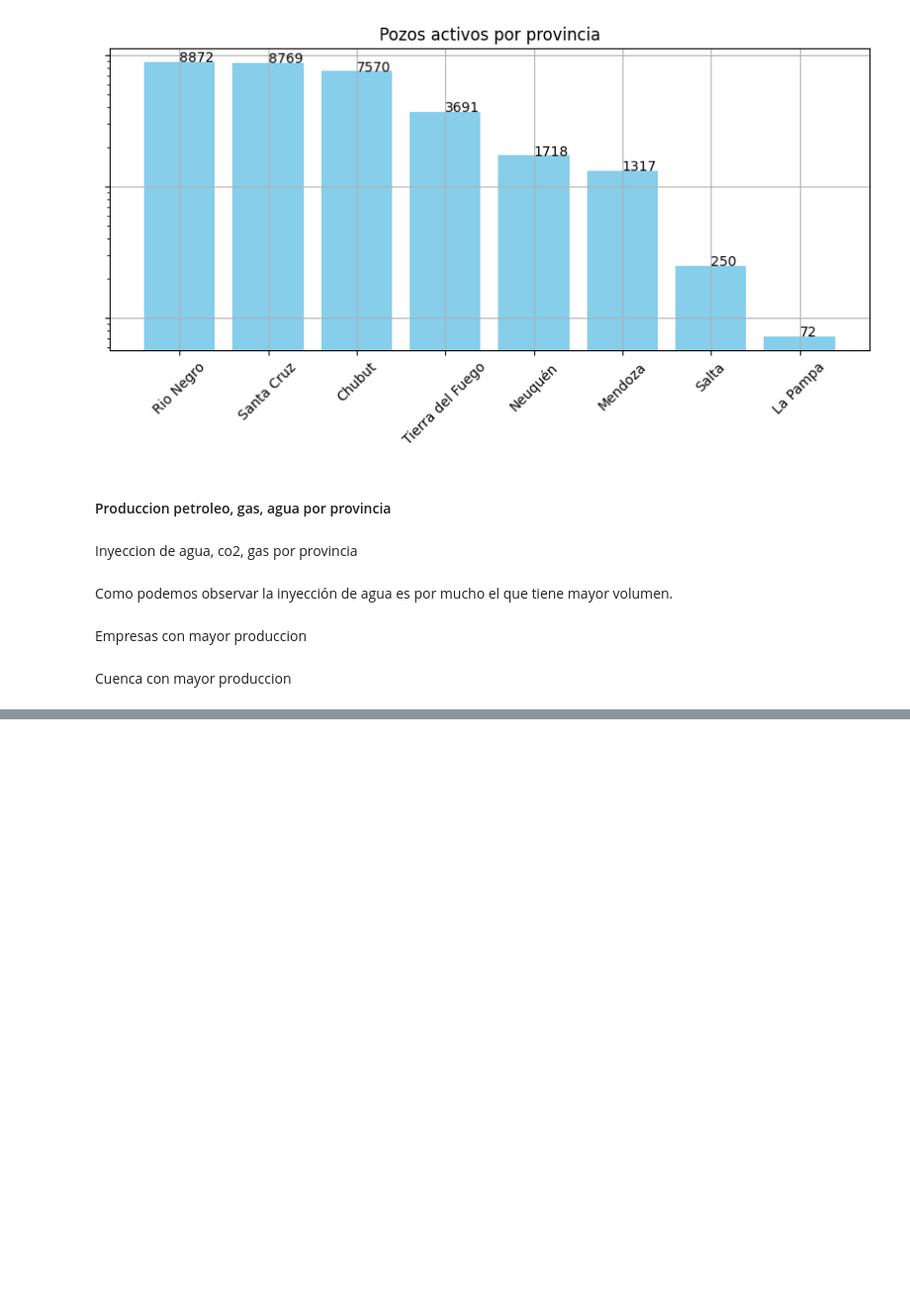
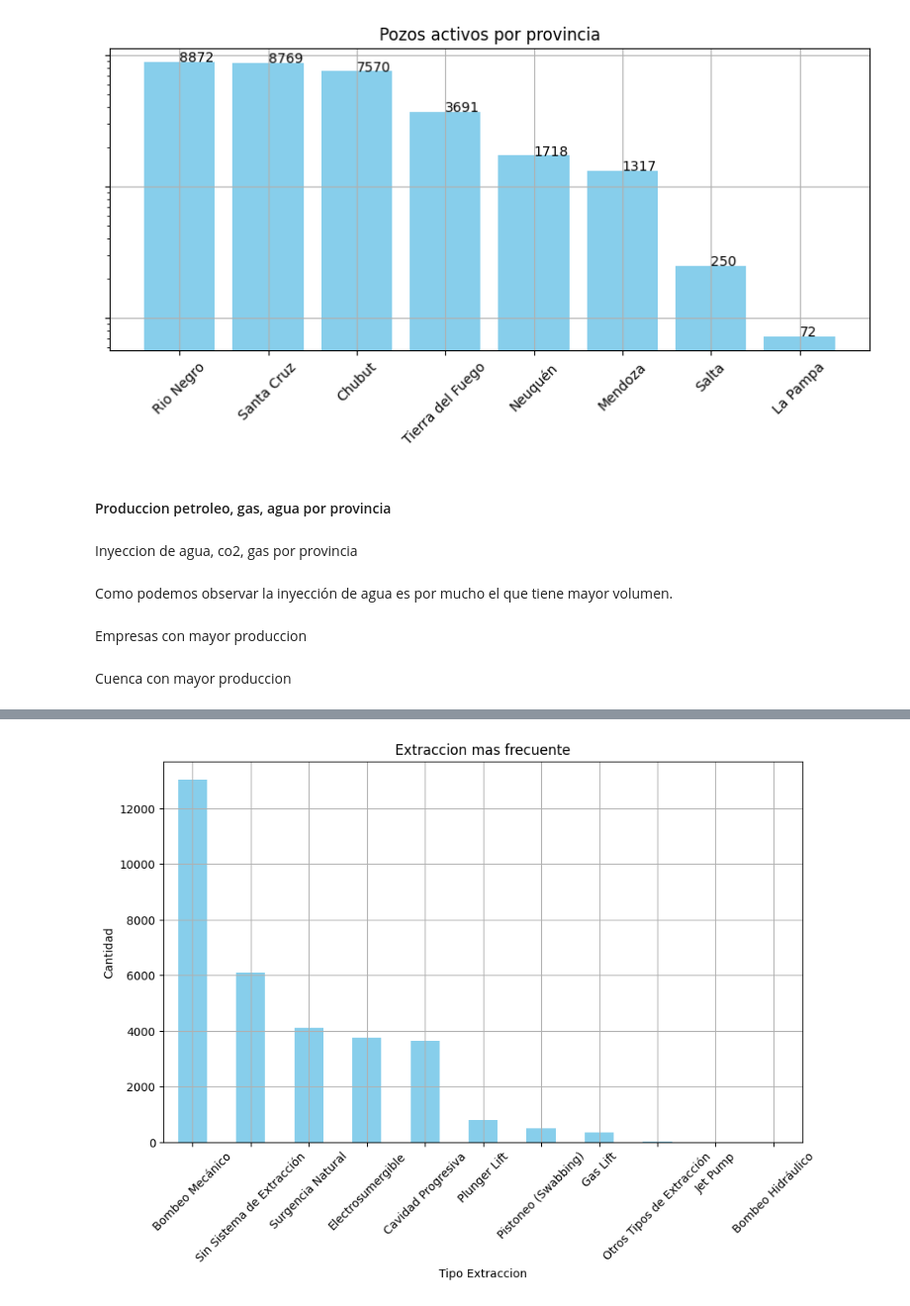
Before and after one commit to DevBauti/petro, a Jupyter notebook: ad.ipynb, the cells around one changed output, grey strips where cells are left out. Shown at 99% size. Drawn from its saved outputs; the diff is of its cells as text; code cells hidden in the pictures; blank space fills up the shorter version.

```diff
--- a/ad.ipynb
+++ b/ad.ipynb
@@ -238,0 +290,4 @@ Extraccion mas frecuente por cuenca
+# %%
+#El tipo de extraccion mas frecuente en pozos activos es:
+ext_frec = activos['tipoextraccion'].value_counts()
+ext_frec
@@ -238,0 +308,10 @@ Extraccion mas frecuente por cuenca
+# %%
+ext_frec.plot(kind='bar', figsize=(10,6), color='skyblue')
+plt.title('Extraccion mas frecuente')
+plt.xlabel('Tipo Extraccion')
+plt.ylabel('Cantidad')
+plt.xticks(rotation=45)
+plt.grid()
+plt.show()
+# %% [output]
+[figure, added]
```
Also changed, not shown: parts of 9 cells of this notebook.
